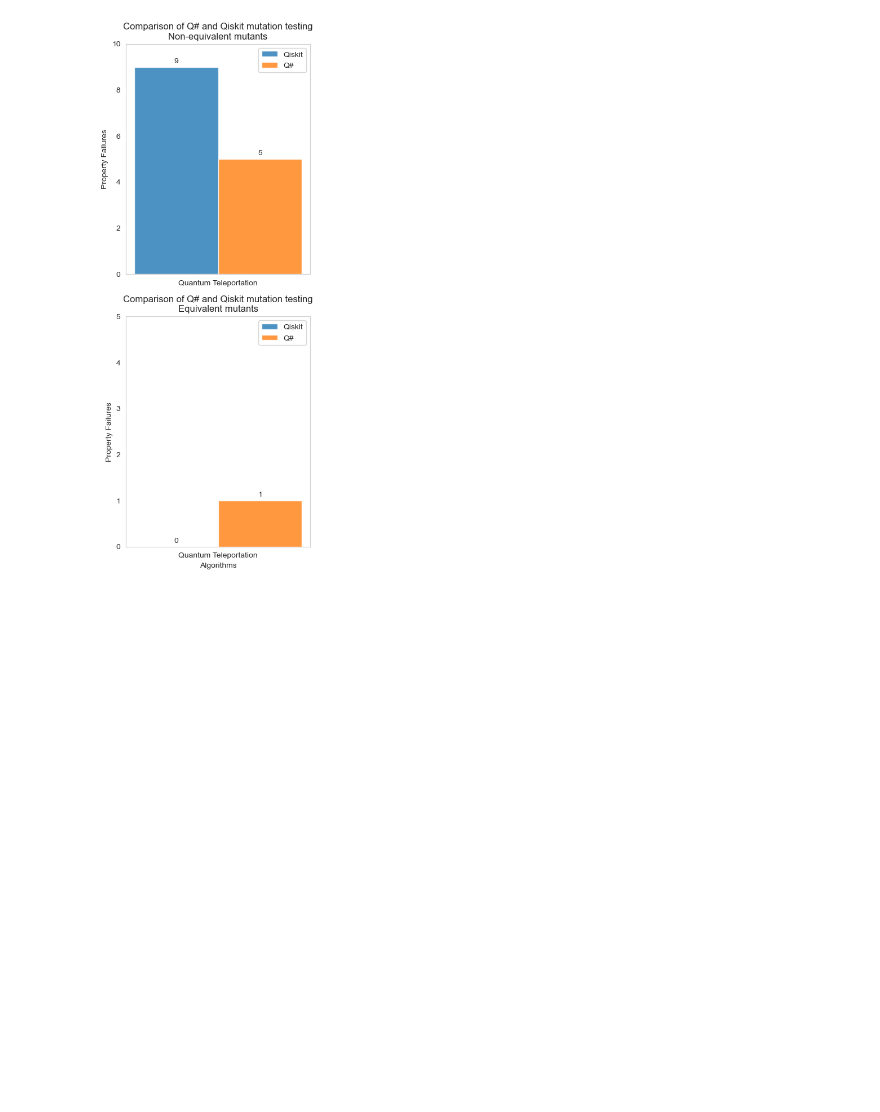
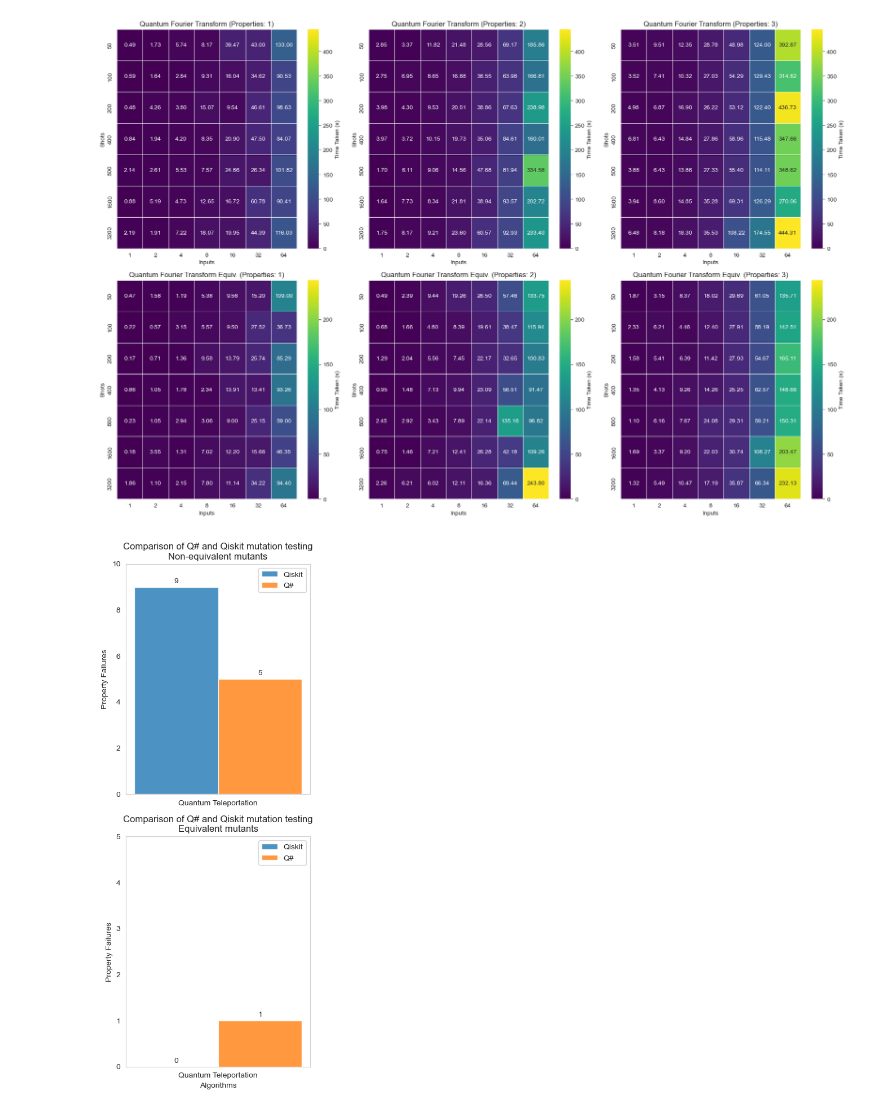
Before and after one commit to GabrielPontolillo/qucheck, a Jupyter notebook: case_studies/results_visualisation.ipynb, the cells around one changed output. Saved outputs shown, nothing was run; the diff lists cells and outputs as text; code cells hidden in the pictures; blank space fills up the shorter version.

```diff
--- a/case_studies/results_visualisation.ipynb
+++ b/case_studies/results_visualisation.ipynb
@@ -137,3 +142,7 @@ plot_time_taken(dj_df, "Deutsch-Jozsa")
+# %%
+plot_time_taken(qft_df, "Quantum Fourier Transform")
+# %% [output]
+[figure, added]
 # %%
 def read_qs_data(algorithm_name):
     input = 25
```
Also changed, not shown: parts of 6 cells of this notebook, 17 other files.
